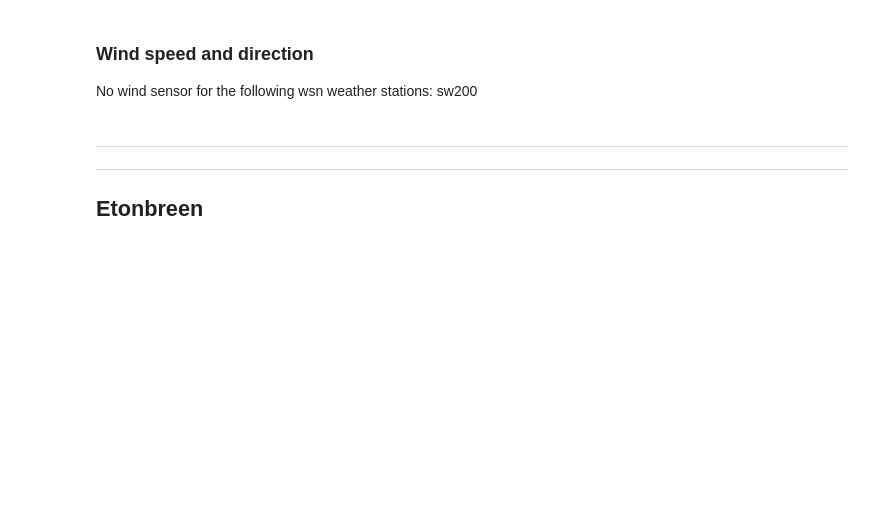
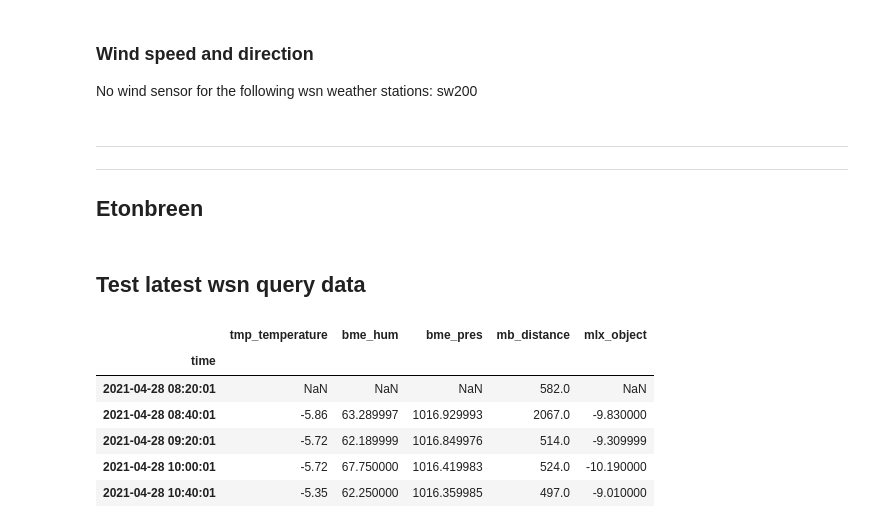
Before and after one commit to UiOHive/wsn_filters, a Jupyter notebook: plot_data_qc_netcdf.ipynb, the cells around one changed output. Drawn from its saved outputs; the diff is of its cells as text; code cells hidden in the pictures; blank space fills up the shorter version.

```diff
--- a/plot_data_qc_netcdf.ipynb
+++ b/plot_data_qc_netcdf.ipynb
@@ -539,3 +543,36 @@ plt.show()
 plt.figure()
 eton.ts.plot()
 plt.show()
+# %% [markdown]
+## Test latest wsn query data
+# %%
+from wsn_client import query
+import datetime, os
+from matplotlib import pyplot
+import numpy as np
+import pandas as pd
+
+start = datetime.datetime(2021, 1, 1)
+end = datetime.datetime(2022, 9, 1)
+# Load data
+name='sw-001'
+var_oi = ['tmp_temperature', 'bme_hum', 'bme_pres', 'mb_distance', 'mlx_object']
+df = query.query('postgresql',fields=var_oi, name=name,
+                      time__gte=start, time__lte=end, limit=2000000000000)
+## Formatting
+# Replace Nones in empty lists by NaNs
+df = df.fillna(value=np.nan)
+# Assign NaNs to -9999 values
+df = df.replace('-9999',np.nan)
+# Remove column with time as number
+del df['time']
+df.mb_distance = df.mb_distance.apply(lambda x: np.median(np.array(x)))
+df.head()
+# %% [output]
+|  | tmp_temperature | bme_hum | bme_pres | mb_distance | mlx_object |
+| time |  |  |  |  |  |
+| 2021-04-28 08:20:01 | NaN | NaN | NaN | 582.0 | NaN |
+| 2021-04-28 08:40:01 | -5.86 | 63.289997 | 1016.929993 | 2067.0 | -9.830000 |
+| 2021-04-28 09:20:01 | -5.72 | 62.189999 | 1016.849976 | 514.0 | -9.309999 |
+| 2021-04-28 10:00:01 | -5.72 | 67.750000 | 1016.419983 | 524.0 | -10.190000 |
+| 2021-04-28 10:40:01 | -5.35 | 62.250000 | 1016.359985 | 497.0 | -9.010000 |
```
Also changed, not shown: parts of 13 cells of this notebook, 3 other files.
